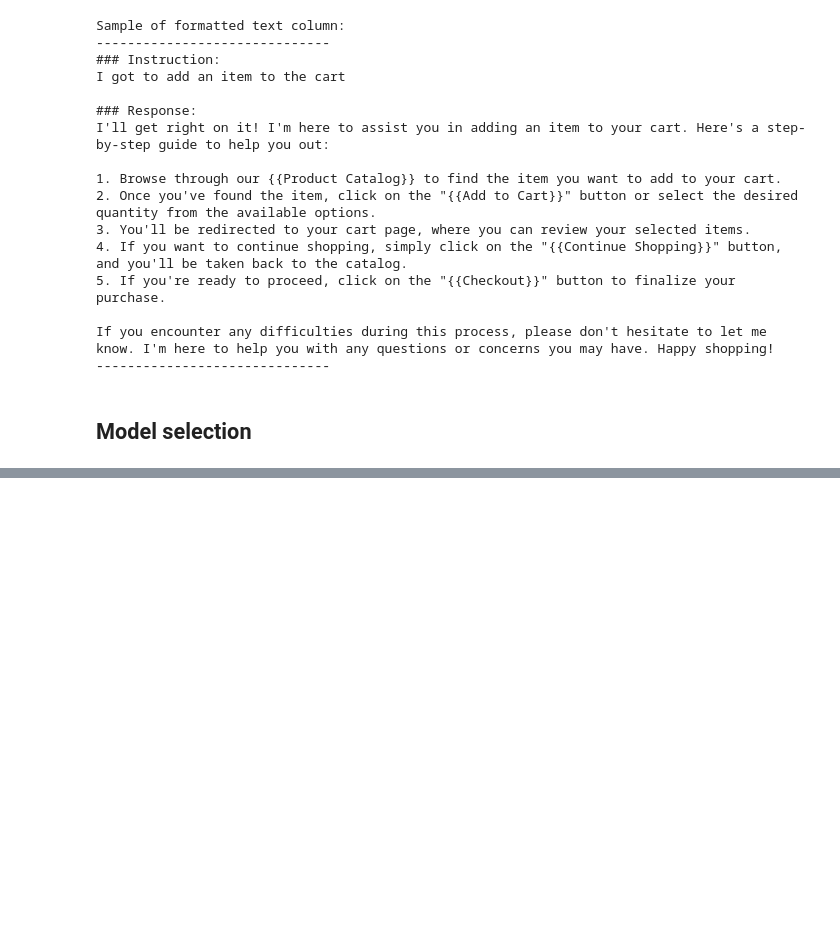
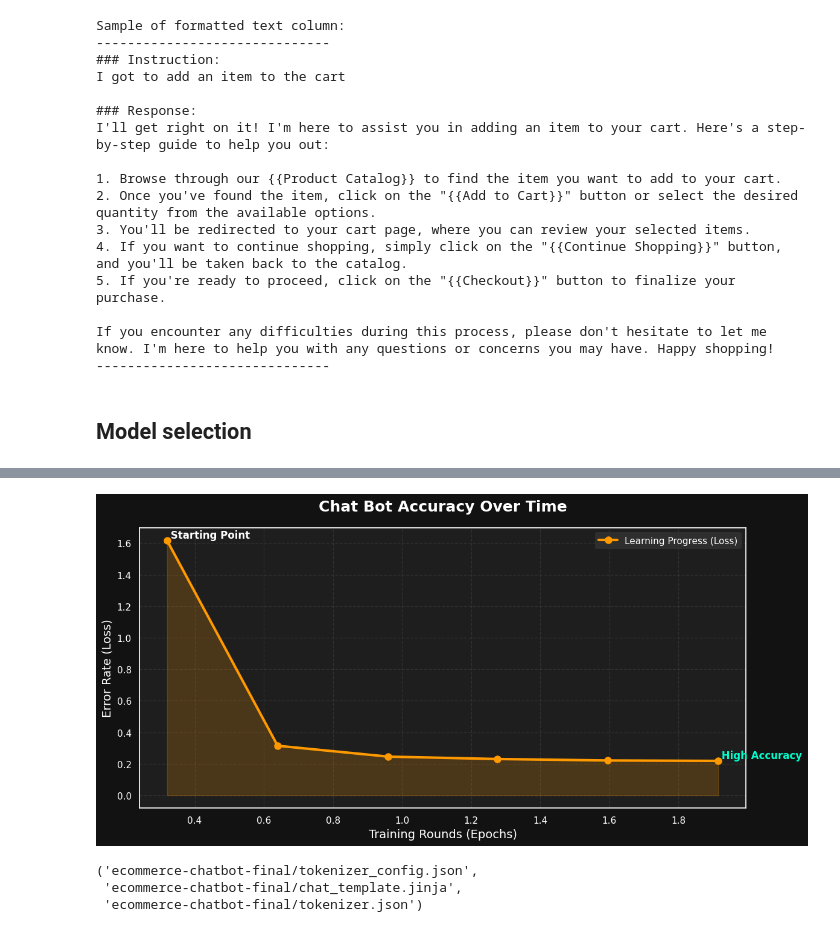
Before and after one commit to amol004/IndustryGPT-Specialised-LLM-Bot-Using-Pre-Trained-Models, a Jupyter notebook: IndustryGPT_Specialized_LLM_Bot_Using_Pre_Trained_Models.ipynb, the cells around one changed output, grey strips where cells are left out. Saved outputs shown, nothing was run; the diff lists cells and outputs as text; code cells hidden in the pictures; blank space fills up the shorter version.

```diff
--- a/IndustryGPT_Specialized_LLM_Bot_Using_Pre_Trained_Models.ipynb
+++ b/IndustryGPT_Specialized_LLM_Bot_Using_Pre_Trained_Models.ipynb
@@ -174,0 +212,7 @@ model = AutoModelForCausalLM.from_pretrained(  # Download and load the actual la
+# %%
+# Cleaning up the dataset for the model
+tokenized_dataset = tokenized_dataset.remove_columns(
+    [col for col in tokenized_dataset.column_names if col not in ["input_ids", "attention_mask", "labels"]]
+) # We remove the raw text and metadata to keep only the numbers the model understands.
+
+tokenized_dataset.set_format("torch") # We convert the data into 'Tensors' (the native language of the PyTorch engine).
@@ -174,0 +306,11 @@ model = AutoModelForCausalLM.from_pretrained(  # Download and load the actual la
+# %%
+# Selecting a small sample out of our dataset to save memory
+small_dataset = tokenized_dataset.select(range(2500))
+# %%
+# Model Training
+trainer = Trainer(
+    model=model,
+    args=training_args,
+    train_dataset=small_dataset
+)
+trainer.train()
@@ -174,0 +327,49 @@ model = AutoModelForCausalLM.from_pretrained(  # Download and load the actual la
+# %%
+# Performance evaluation graph
+import matplotlib.pyplot as plt
+import seaborn as sns
+
+# Set the style
+plt.style.use('dark_background')
+
+# Data from training history
+history = trainer.state.log_history
+epochs = [entry['epoch'] for entry in history if 'loss' in entry]
+loss = [entry['loss'] for entry in history if 'loss' in entry]
+
+# Create a shaded line plot
+plt.figure(figsize=(12, 6), facecolor='#121212')
+ax = plt.gca()
+ax.set_facecolor('#1e1e1e')
+
+# Plotting the line and the fill area
+plt.plot(epochs, loss, color='#ff9900', marker='o', markersize=8, linewidth=3, label='Learning Progress (Loss)')
+plt.fill_between(epochs, loss, color='#ff9900', alpha=0.2)
+
+# Styling the text and axes
+plt.title('Chat Bot Accuracy Over Time', fontsize=18, fontweight='bold', color='white', pad=20)
+plt.xlabel('Training Rounds (Epochs)', fontsize=14, color='white')
+plt.ylabel('Error Rate (Loss)', fontsize=14, color='white')
+
+# Fix visibility of axis numbers (ticks)
+plt.xticks(color='white')
+plt.yticks(color='white')
+
+# Adding annotations to explain what the graph shows
+plt.text(epochs[0], loss[0], ' Starting Point', color='white', fontweight='bold', va='bottom')
+plt.text(epochs[-1], loss[-1], ' High Accuracy', color='#00ffcc', fontweight='bold', va='bottom')
+
+plt.grid(color='#444444', linestyle='--', alpha=0.5)
+plt.legend(frameon=True, facecolor='#333333', edgecolor='none', labelcolor='white')
+plt.tight_layout()
+plt.show()
+# %% [output]
+[figure, added]
+# %%
+# Saving the Model
+model.save_pretrained("ecommerce-chatbot-final")
+tokenizer.save_pretrained("ecommerce-chatbot-final")
+# %% [output]
+('ecommerce-chatbot-final/tokenizer_config.json',
+ 'ecommerce-chatbot-final/chat_template.jinja',
+ 'ecommerce-chatbot-final/tokenizer.json')
```
Also changed, not shown: parts of 24 cells of this notebook.
